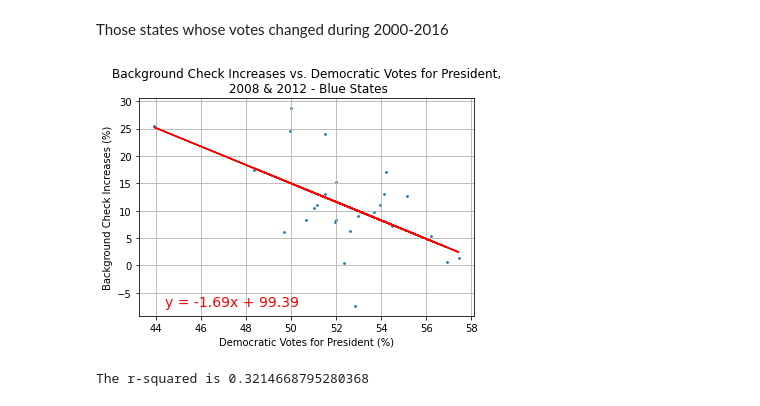
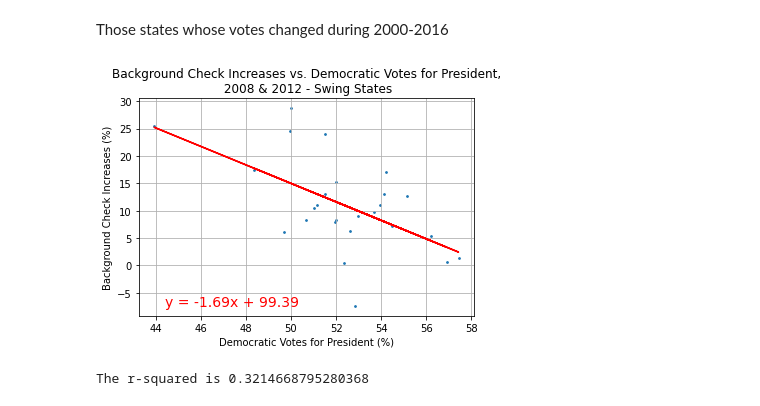
Before and after one commit to arhunt/elections_vs_bkgr_checks, a Jupyter notebook: presidential_elections_and_background_checks.ipynb, the cells around one changed output. Drawn from its saved outputs; the diff is of its cells as text; code cells hidden in the pictures.

```diff
--- a/presidential_elections_and_background_checks.ipynb
+++ b/presidential_elections_and_background_checks.ipynb
@@ -216,18 +216,18 @@ Those states whose votes changed during 2000-2016
 # %%
 x_values = swing_bo["PercentD"]
 y_values = swing_bo["pct"]
 
 plt.scatter(swing_bo["PercentD"],swing_bo["pct"],s=3)
-plt.title("Background Check Increases vs. Democratic Votes for President,\n 2008 & 2012 - Blue States")
+plt.title("Background Check Increases vs. Democratic Votes for President,\n 2008 & 2012 - Swing States")
 plt.ylabel("Background Check Increases (%)")
 plt.xlabel("Democratic Votes for President (%)")
 plt.grid()
 slope, intercept, r_value, p_value, std_err = linregress(x_values,y_values)
 plt.plot(x_values, intercept + slope*x_values, 'r')
 line_eq = "y = " + str(round(slope,2)) + "x + " + str(round(intercept,2))
 plt.annotate(line_eq,(min(x_values)+0.5,min(y_values)),fontsize=14,color="red")
 plt.show()
 print(f"The r-squared is {r_value * r_value}")
 # %% [output]
-[figure, old version]
+[figure, new version]
 The r-squared is 0.3214668795280368
```
Also changed, not shown: parts of 1 cell of this notebook, 19 other files.
